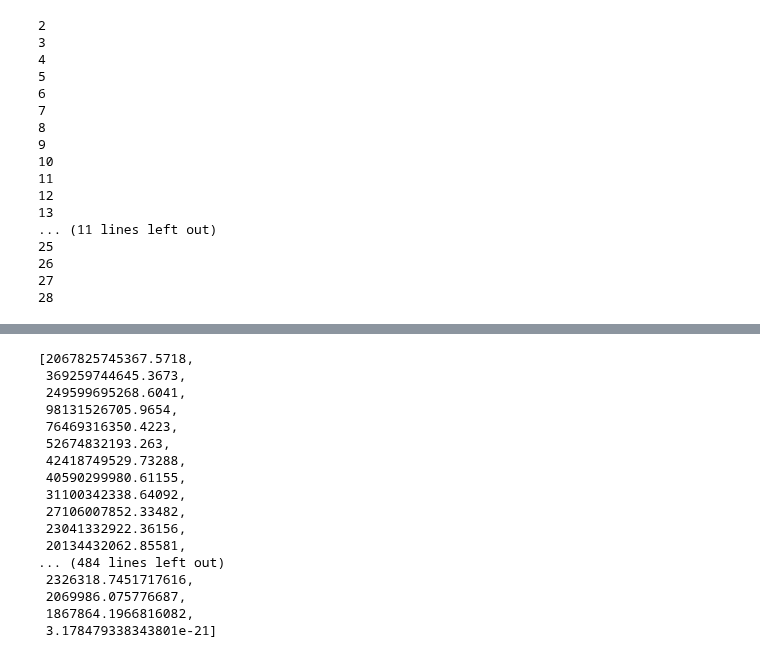
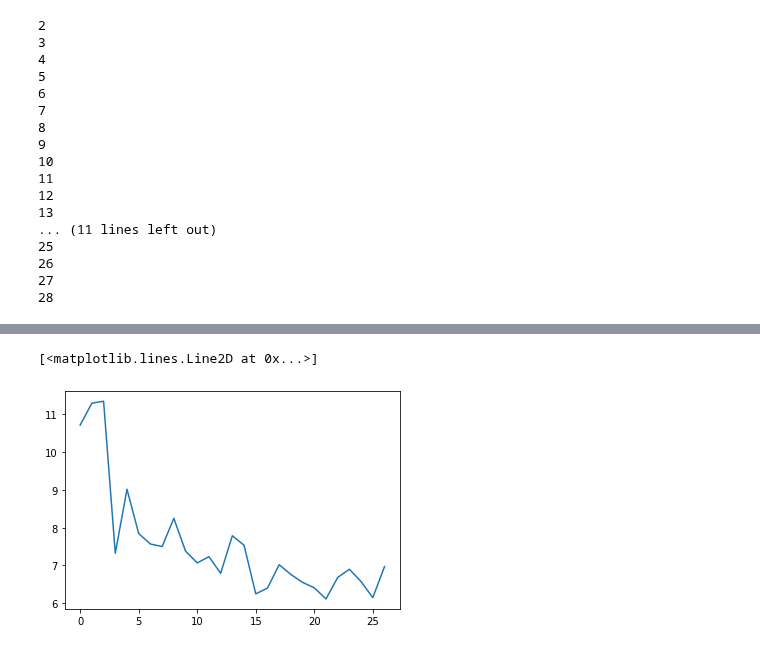
Before and after one commit to fvalle1/master_thesis, a Jupyter notebook: intrinsic_dimension.ipynb, the cells around one changed output, grey strips where cells are left out. Cells and saved outputs as stored; diff of their text form; code cells hidden in the pictures.

```diff
--- a/intrinsic_dimension.ipynb
+++ b/intrinsic_dimension.ipynb
@@ -101,3 +109,8 @@ fig.savefig("intrinsic_dimension.pdf")
+# %%
+plt.plot([x for _,x in expl_var.items()])
+# %% [output]
+[<matplotlib.lines.Line2D at 0x...>]
+[figure, added]
 # %%
 #pd.DataFrame(data=expl_var).to_csv("intrdim.csv",index=False, header=True)
 # %%
@@ -107,20 +119,0 @@ expl_var=df.to_dict('list')
-# %%
-var
-# %% [output]
-[2067825745367.5718,
- 369259744645.3673,
- 249599695268.6041,
- 98131526705.9654,
- 76469316350.4223,
- 52674832193.263,
- 42418749529.73288,
- 40590299980.61155,
- 31100342338.64092,
- 27106007852.33482,
- 23041332922.36156,
- 20134432062.85581,
-... (484 lines left out)
- 2326318.7451717616,
- 2069986.075776687,
- 1867864.1966816082,
- 3.178479338343801e-21]
```
Also changed, not shown: parts of 6 cells of this notebook, 10 other files.
